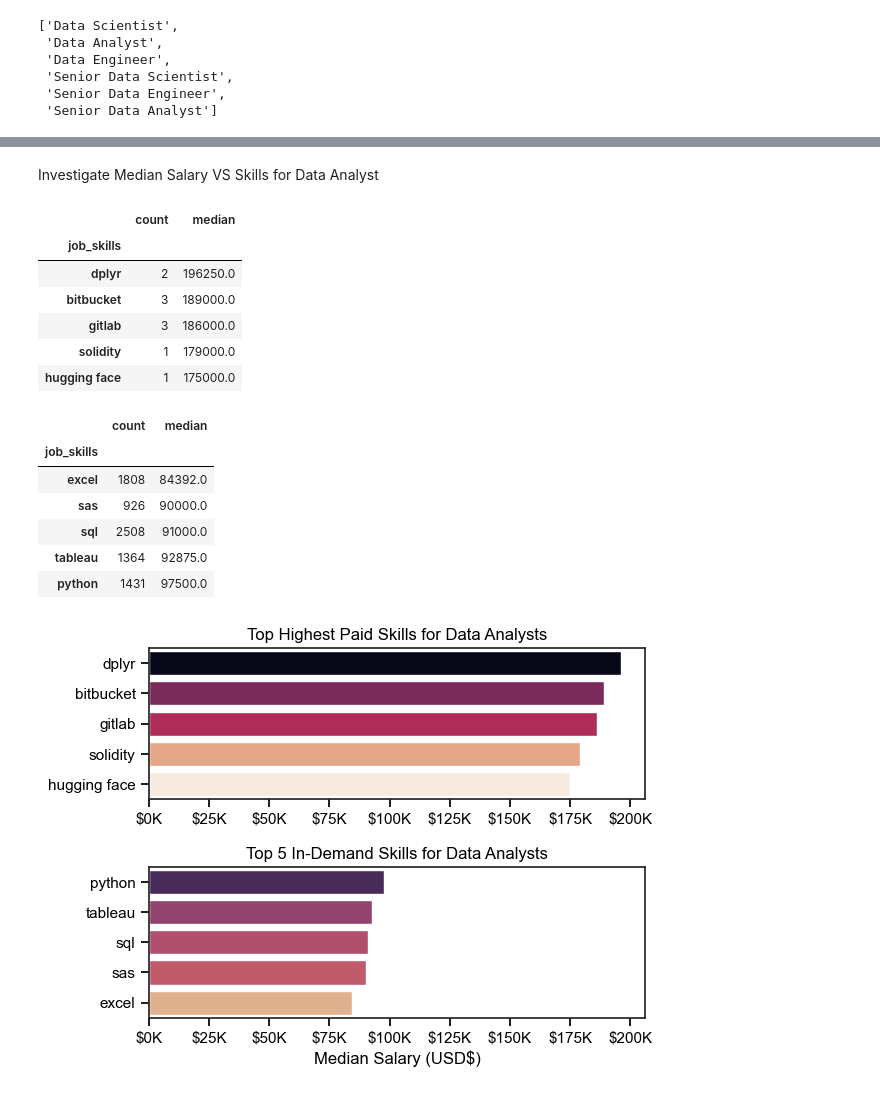
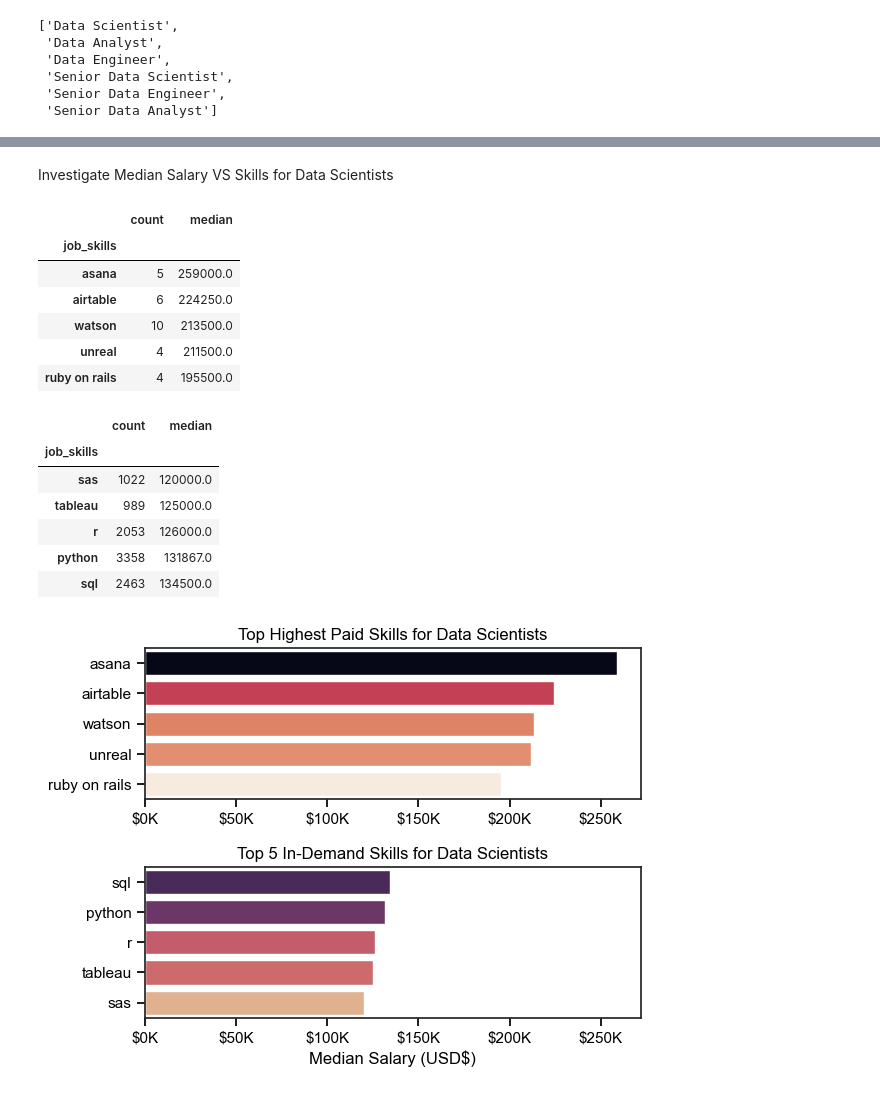
Before and after one commit to AdeS-YourDataBabe/python_project, a Jupyter notebook: 3_project/4_salary_analysis.ipynb, the cells around one changed output, grey strips where cells are left out. Cells and saved outputs as stored; diff of their text form; code cells hidden in the pictures.

```diff
--- a/3_project/4_salary_analysis.ipynb
+++ b/3_project/4_salary_analysis.ipynb
@@ -65,72 +65,72 @@ plt.show()
 # %% [markdown]
-Investigate Median Salary VS Skills for Data Analyst
+Investigate Median Salary VS Skills for Data Scientists
 # %%
-df_DA_US = df[(df['job_title_short'] == 'Data Analyst') &
+df_DS_US = df[(df['job_title_short'] == 'Data Scientist') &
               (df['job_country'] == 'United States')]
 
-df_DA_US = df_DA_US.dropna(subset = ['salary_year_avg'])
+df_DS_US = df_DS_US.dropna(subset = ['salary_year_avg'])
 # %%
-df_DA_US = df_DA_US.explode('job_skills')
+df_DS_US = df_DS_US.explode('job_skills')
 # %%
-df_DA_top_pay = (df_DA_US.groupby('job_skills')['salary_year_avg']
+df_DS_top_pay = (df_DS_US.groupby('job_skills')['salary_year_avg']
                  .agg(['count', 'median'])
                  .sort_values(by = 'median', ascending = False))
 
-df_DA_top_pay = df_DA_top_pay.head(5)
+df_DS_top_pay = df_DS_top_pay.head(5)
 
-df_DA_top_pay
+df_DS_top_pay
 # %% [output]
 |  | count | median |
 | job_skills |  |  |
-| dplyr | 2 | 196250.0 |
-| bitbucket | 3 | 189000.0 |
-| gitlab | 3 | 186000.0 |
-| solidity | 1 | 179000.0 |
-| hugging face | 1 | 175000.0 |
+| asana | 5 | 259000.0 |
+| airtable | 6 | 224250.0 |
+| watson | 10 | 213500.0 |
+| unreal | 4 | 211500.0 |
+| ruby on rails | 4 | 195500.0 |
 # %%
-df_DA_top_skills = (df_DA_US.groupby('job_skills')['salary_year_avg']
+df_DS_top_skills = (df_DS_US.groupby('job_skills')['salary_year_avg']
                     .agg(['count', 'median'])
                     .sort_values(by = 'count', ascending = False))
 
-df_DA_top_skills = df_DA_top_skills.head(5).sort_values(by = 'median')
+df_DS_top_skills = df_DS_top_skills.head(5).sort_values(by = 'median')
 
-df_DA_top_skills
+df_DS_top_skills
 # %% [output]
 |  | count | median |
 | job_skills |  |  |
-| excel | 1808 | 84392.0 |
-| sas | 926 | 90000.0 |
-| sql | 2508 | 91000.0 |
-| tableau | 1364 | 92875.0 |
-| python | 1431 | 97500.0 |
+| sas | 1022 | 120000.0 |
+| tableau | 989 | 125000.0 |
+| r | 2053 | 126000.0 |
+| python | 3358 | 131867.0 |
+| sql | 2463 | 134500.0 |
 # %%
 fig, ax = plt.subplots(2, 1)
 
 sns.set_theme(style="ticks")
 
-sns.barplot(data = df_DA_top_pay, x = 'median', y = df_DA_top_pay.index,
+sns.barplot(data = df_DS_top_pay, x = 'median', y = df_DS_top_pay.index,
             ax = ax[0], hue='median', palette = 'rocket_r')
-ax[0].set_title('Top Highest Paid Skills for Data Analysts', color = 'black')
+ax[0].set_title('Top Highest Paid Skills for Data Scientists', color = 'black')
 ax[0].legend().remove()
 ax[0].set_ylabel('')
 ax[0].set_xlabel('')
 ax[0].xaxis.set_major_formatter(plt.FuncFormatter(lambda x, _: f'${int(x/1000)}K'))
 
-sns.barplot(data = df_DA_top_skills, x = 'median', y = df_DA_top_skills.index,
+sns.barplot(data = df_DS_top_skills, x = 'median', y = df_DS_top_skills.index,
             ax = ax[1], hue = 'median', palette = 'flare')
-ax[1].set_title('Top 5 In-Demand Skills for Data Analysts', color = 'black')
+ax[1].set_title('Top 5 In-Demand Skills for Data Scientists', color = 'black')
 ax[1].set_ylabel('')
 ax[1].set_xlabel('Median Salary (USD$)', color = 'black')
 ax[1].set_xlim(ax[0].get_xlim())
 ax[1].xaxis.set_major_formatter(plt.FuncFormatter(lambda x, _: f'${int(x/1000)}K'))
 ax[1].legend().remove()
 ax[1].invert_yaxis()
 
 for ax in ax:
     ax.tick_params(axis='y', colors='black'),
     ax.tick_params(axis='x', colors='black')
 
 #fig.tight_layout()
 plt.subplots_adjust(hspace=0.45)
 # %% [output]
-[figure, old version]
+[figure, new version]
```
Also changed, not shown: parts of 1 cell of this notebook, 36 other files.
